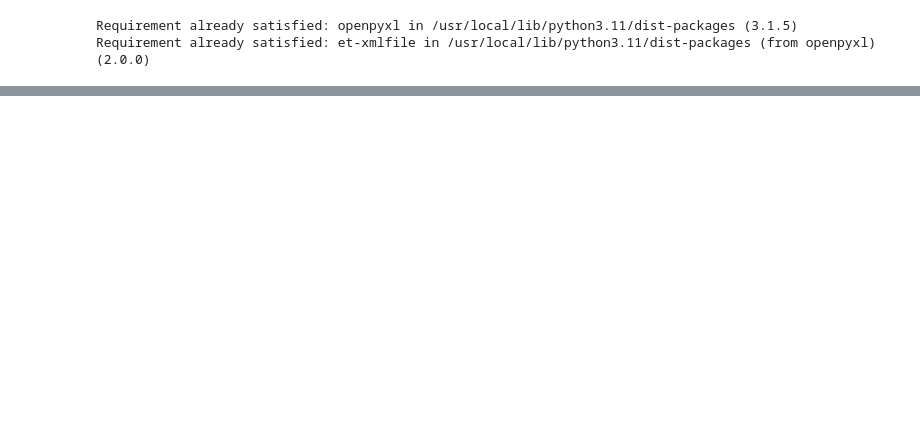
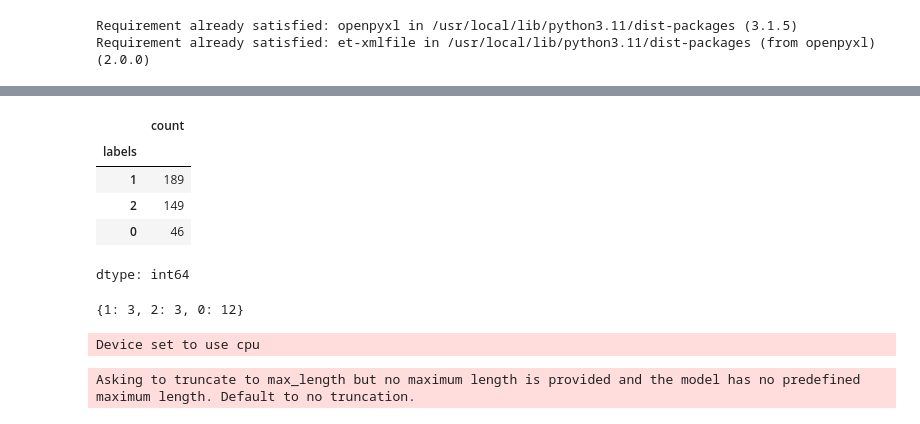
Before and after one commit to khhha-pffuuuu/ITMO_Competition, a Jupyter notebook: notebooks/data_preproccesing.ipynb, the cells around one changed output, grey strips where cells are left out. Cells and saved outputs as stored; diff of their text form; code cells hidden in the pictures; blank space fills up the shorter version.

```diff
--- a/notebooks/data_preproccesing.ipynb
+++ b/notebooks/data_preproccesing.ipynb
@@ -46,0 +59,63 @@ data = data[~data.MessageText.apply(is_noise)]
+# %%
+from sklearn.model_selection import train_test_split
+
+train_data, valid_data = train_test_split(data, test_size=0.2, stratify=data.labels, random_state=42)
+# %%
+# Посмотрим на балансировку данных
+classes_counts = train_data.labels.value_counts()
+classes_counts
+# %% [output]
+|  | count |
+| labels |  |
+| 1 | 189 |
+| 2 | 149 |
+| 0 | 46 |
+dtype: int64
+# %%
+# Теперь посчитаем сколько примеров нужно сгенерировать для каждого класса для балансировки(и умножим на 3)
+classes_samples = dict(3 * np.round(classes_counts.max() / classes_counts).astype(int))
+classes_samples
+# %% [output]
+{1: 3, 2: 3, 0: 12}
+# %%
+import torch as t
+from transformers import pipeline
+from tqdm.notebook import trange, tqdm
+
+paraphrase_model = pipeline(
+    "text2text-generation",
+    model="cointegrated/rut5-base-paraphraser",
+    device=0
+)
+
+def paraphrase_text(text, num_return_sequences=3):
+    paraphrased = paraphrase_model(
+        text,
+        max_length=128,
+        num_return_sequences=num_return_sequences,
+        truncation=True,
+        temperature=0.5,
+        do_sample=True,
+    )
+
+    return [p["generated_text"] for p in paraphrased]
+
+aug_data = {
+    'MessageText': [],
+    'labels': []
+}
+
+for class_, return_seqs in classes_samples.items():
+    subdata = train_data[train_data.labels == class_]
+    for i in trange(subdata.shape[0]):
+        aug_text = paraphrase_text(subdata.iloc[i, 0], return_seqs)
+
+        aug_data['MessageText'] += aug_text
+        aug_data['labels'] += [subdata.iloc[i, 1]] * return_seqs
+
+        t.cuda.empty_cache()
+
+aug_data = pd.DataFrame(aug_data)
+# %% [output]
+Device set to use cpu
+Asking to truncate to max_length but no maximum length is provided and the model has no predefined maximum length. Default to no truncation.
```
Also changed, not shown: parts of 4 cells of this notebook, 7 other files.
